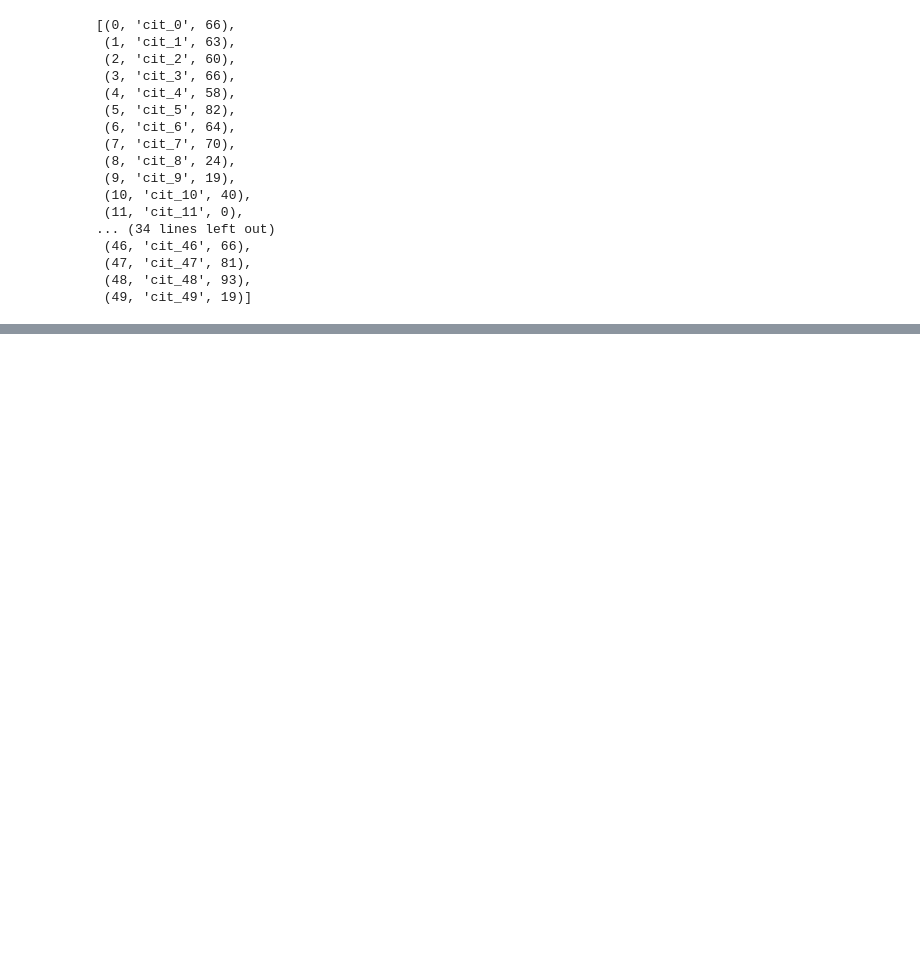
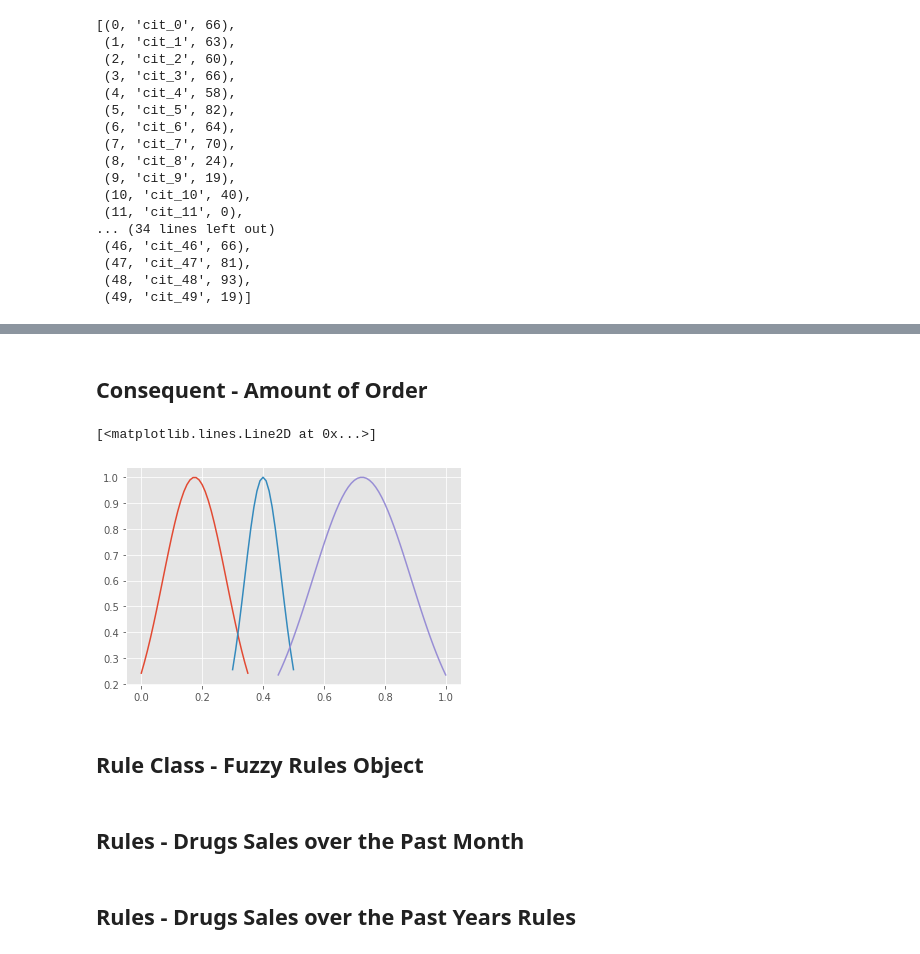
Before and after one commit to wildonion/fuzzy-drug-store, a Jupyter notebook: app.ipynb, the cells around one changed output, grey strips where cells are left out. Saved outputs shown, nothing was run; the diff lists cells and outputs as text; code cells hidden in the pictures; blank space fills up the shorter version.

```diff
--- a/app.ipynb
+++ b/app.ipynb
@@ -179,25 +300,62 @@ Z["alot"]     = Z_ranges[4]
+# %% [markdown]
+## **Consequent - Amount of Order**
 # %%
-# ----------------------------
-# Consequent - amount of order
-# ----------------------------
 
 W = {"low": None, "medium": None, "high": None}
 
 W_ranges = [
                 {"universe": universe[0:36], "mf": None},  # low
                 {"universe": universe[30:51], "mf": None}, # medium
                 {"universe": universe[45:101], "mf": None} # high
            ]
 
 
+# -------------------------------
 # generating membership functions
-W_ranges[0]["mf"] = trimf(W_ranges[0]["universe"], [0, 0, 50]) # generating mf for low fuzzy set
-W_ranges[1]["mf"] = trimf(W_ranges[1]["universe"], [0, 50, 100]) # generating mf for medium fuzzy set
-W_ranges[2]["mf"] = trimf(W_ranges[2]["universe"], [50, 100, 100]) # generating mf for high fuzzy set
+# -------------------------------
+
+
+# generating mf for low fuzzy set
+W_ranges[0]["mf"] = gaussmf(
+                W_ranges[0]["universe"], # independent variable - universe of low fuzzy set
+                np.mean(W_ranges[0]["universe"]), # mean of universe of low fuzzy set
+                np.std(W_ranges[0]["universe"]) # std of universe of low fuzzy set
+            )
+
+
+
+# generating mf for medium fuzzy set
+W_ranges[1]["mf"] = gaussmf(
+                W_ranges[1]["universe"], # independent variable - universe of medium fuzzy set
+                np.mean(W_ranges[1]["universe"]), # mean of universe of medium fuzzy set
+                np.std(W_ranges[1]["universe"]) # std of universe of medium fuzzy set
+            )
+
+
+# generating mf for high fuzzy set
+W_ranges[2]["mf"] = gaussmf(
+                W_ranges[2]["universe"], # independent variable - universe of high fuzzy set
+                np.mean(W_ranges[2]["universe"]), # mean of universe of high fuzzy set
+                np.std(W_ranges[2]["universe"]) # std of universe of high fuzzy set
+            )
 
 
 
 W["low"]    = W_ranges[0]
 W["medium"] = W_ranges[1]
 W["high"]   = W_ranges[2]
+
+
+# -----------------------------
+# plotting membership functions
+# -----------------------------
+
+plt.plot(W["low"]["universe"], W["low"]["mf"])
+plt.plot(W["medium"]["universe"], W["medium"]["mf"])
+plt.plot(W["high"]["universe"], W["high"]["mf"])
+# %% [output]
+[<matplotlib.lines.Line2D at 0x...>]
+[figure, added]
+# %% [markdown]
+## **Rule Class - Fuzzy Rules Object**
 # %%
@@ -207,4 +366,6 @@ class Rule:
         self.operator = operator
         self.right_c  = right_c
         self._then = _then
+# %% [markdown]
+## **Rules - Drugs Sales over the Past Month**
 # %%
@@ -232,4 +391,6 @@ month_rules.append(Rule(left_c=Y["few"], operator="and", right_c=X["high"],   _t
 month_rules.append(Rule(left_c=Y["very_few"], operator="and", right_c=X["low"],    _then="low"))
 month_rules.append(Rule(left_c=Y["very_few"], operator="and", right_c=X["medium"], _then="low"))
 month_rules.append(Rule(left_c=Y["very_few"], operator="and", right_c=X["high"],   _then="low"))
+# %% [markdown]
+## **Rules - Drugs Sales over the Past Years Rules**
 # %%
```
Also changed, not shown: parts of 21 cells of this notebook.
